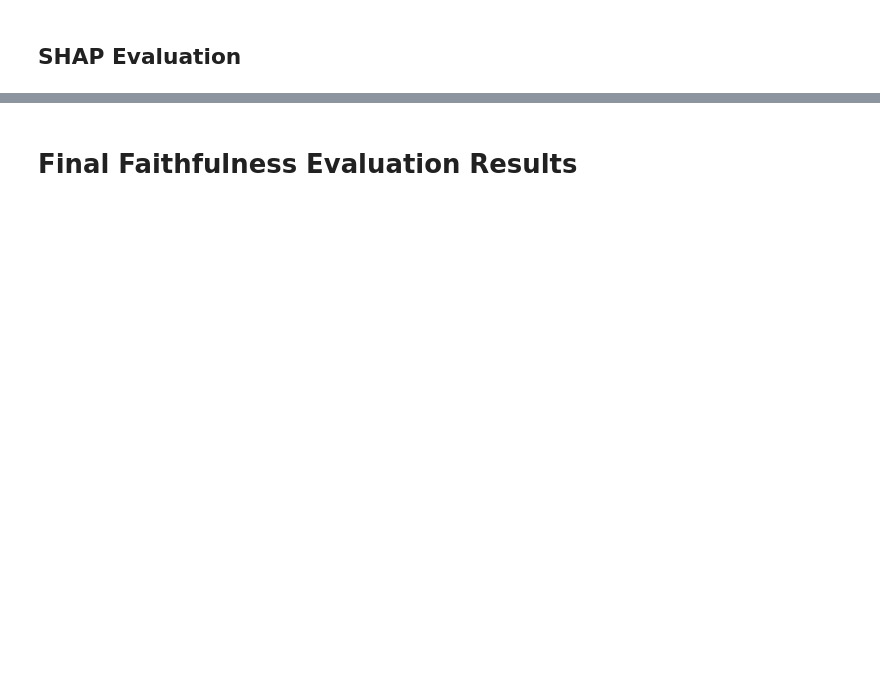
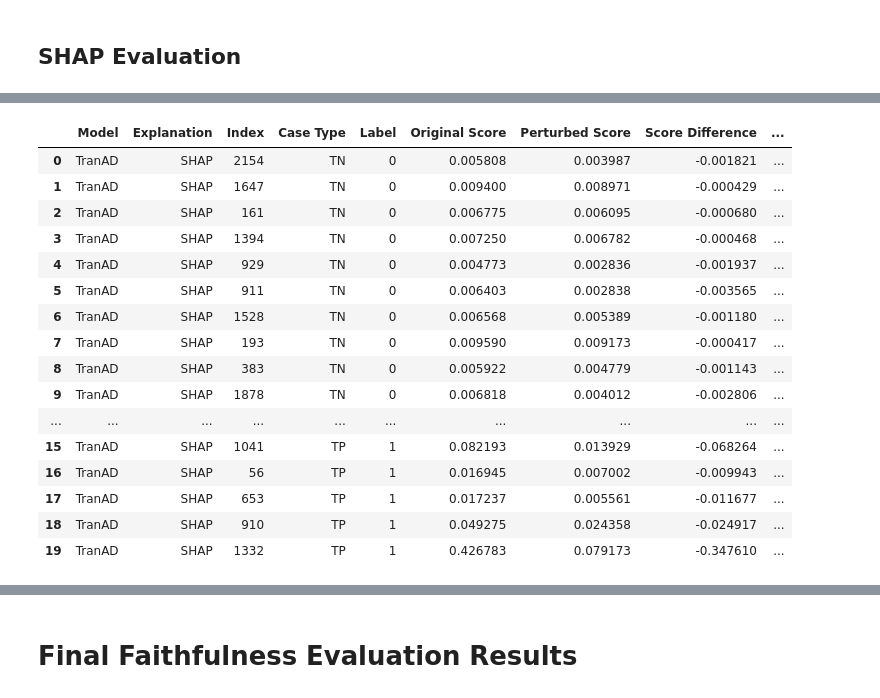
Before and after one commit to sharaffatima/Thesis, a Jupyter notebook: notebooks/06_faithfulness_evaluation.ipynb, the cells around one changed output, grey strips where cells are left out. Cells and saved outputs as stored; diff of their text form; code cells hidden in the pictures; blank space fills up the shorter version.

```diff
--- a/notebooks/06_faithfulness_evaluation.ipynb
+++ b/notebooks/06_faithfulness_evaluation.ipynb
@@ -667,20 +765,37 @@ print(
 # %%
 TranADSHAPFaithfulnessList = (
     FaithfulnessEvaluator.evaluate_samples(
         samples=EvaluationSamples,
         temporal_importance_values=TranADSHAPImportanceValues,
         score_function=tranad_score_function,
         model_name="TranAD",
         explanation_name="SHAP",
-        device=TranAD.Device,
     )
 )
 
 TranADSHAPFaithfulnessResults = pd.DataFrame(
     TranADSHAPFaithfulnessList
 )
 
 TranADSHAPFaithfulnessResults
+# %% [output]
+|  | Model | Explanation | Index | Case Type | Label | Original Score | Perturbed Score | Score Difference | ... |
+| 0 | TranAD | SHAP | 2154 | TN | 0 | 0.005808 | 0.003987 | -0.001821 | ... |
+| 1 | TranAD | SHAP | 1647 | TN | 0 | 0.009400 | 0.008971 | -0.000429 | ... |
+| 2 | TranAD | SHAP | 161 | TN | 0 | 0.006775 | 0.006095 | -0.000680 | ... |
+| 3 | TranAD | SHAP | 1394 | TN | 0 | 0.007250 | 0.006782 | -0.000468 | ... |
+| 4 | TranAD | SHAP | 929 | TN | 0 | 0.004773 | 0.002836 | -0.001937 | ... |
+| 5 | TranAD | SHAP | 911 | TN | 0 | 0.006403 | 0.002838 | -0.003565 | ... |
+| 6 | TranAD | SHAP | 1528 | TN | 0 | 0.006568 | 0.005389 | -0.001180 | ... |
+| 7 | TranAD | SHAP | 193 | TN | 0 | 0.009590 | 0.009173 | -0.000417 | ... |
+| 8 | TranAD | SHAP | 383 | TN | 0 | 0.005922 | 0.004779 | -0.001143 | ... |
+| 9 | TranAD | SHAP | 1878 | TN | 0 | 0.006818 | 0.004012 | -0.002806 | ... |
+| ... | ... | ... | ... | ... | ... | ... | ... | ... | ... |
+| 15 | TranAD | SHAP | 1041 | TP | 1 | 0.082193 | 0.013929 | -0.068264 | ... |
+| 16 | TranAD | SHAP | 56 | TP | 1 | 0.016945 | 0.007002 | -0.009943 | ... |
+| 17 | TranAD | SHAP | 653 | TP | 1 | 0.017237 | 0.005561 | -0.011677 | ... |
+| 18 | TranAD | SHAP | 910 | TP | 1 | 0.049275 | 0.024358 | -0.024917 | ... |
+| 19 | TranAD | SHAP | 1332 | TP | 1 | 0.426783 | 0.079173 | -0.347610 | ... |
 # %%
 TranADSHAPFaithfulnessList = (
     FaithfulnessEvaluator.evaluate_samples(
```
Also changed, not shown: parts of 21 cells of this notebook.
